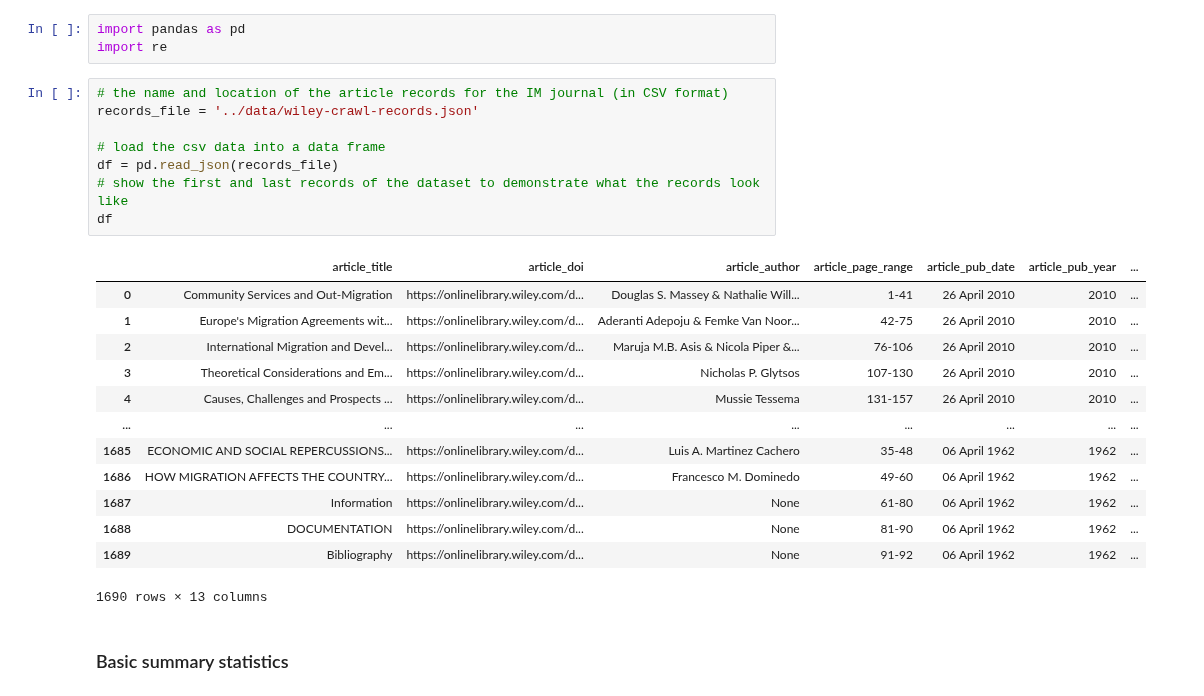
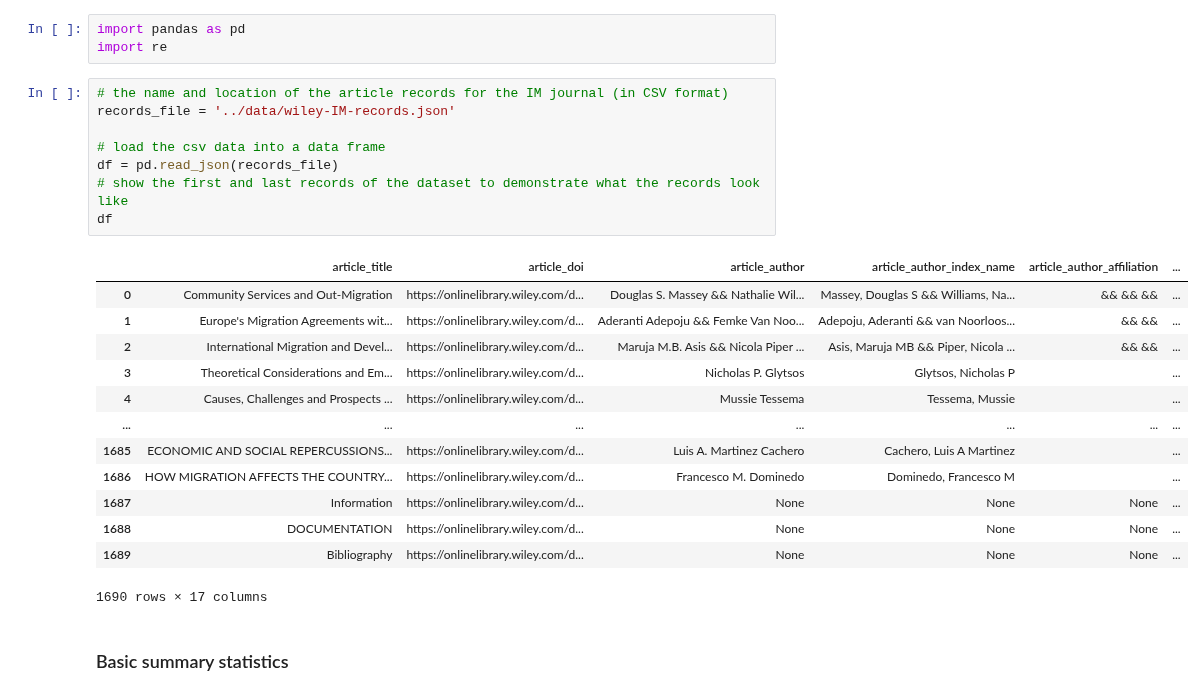
Before and after one commit to HoekR/migrant_discourse, a Jupyter notebook: notebooks/IM-title-analysis-marijn.ipynb, the cells around one changed output. Cells and saved outputs as stored; diff of their text form.

```diff
--- a/notebooks/IM-title-analysis-marijn.ipynb
+++ b/notebooks/IM-title-analysis-marijn.ipynb
@@ -20,26 +20,26 @@ import pandas as pd
 import re
 # %%
 # the name and location of the article records for the IM journal (in CSV format)
-records_file = '../data/wiley-crawl-records.json'
+records_file = '../data/wiley-IM-records.json'
 
 # load the csv data into a data frame
 df = pd.read_json(records_file)
 # show the first and last records of the dataset to demonstrate what the records look like
 df
 # %% [output]
-|  | article_title | article_doi | article_author | article_page_range | article_pub_date | article_pub_year | ... |
-| 0 | Community Services and Out-Migration | https://onlinelibrary.wiley.com/d... | Douglas S. Massey & Nathalie Will... | 1-41 | 26 April 2010 | 2010 | ... |
-| 1 | Europe's Migration Agreements wit... | https://onlinelibrary.wiley.com/d... | Aderanti Adepoju & Femke Van Noor... | 42-75 | 26 April 2010 | 2010 | ... |
-| 2 | International Migration and Devel... | https://onlinelibrary.wiley.com/d... | Maruja M.B. Asis & Nicola Piper &... | 76-106 | 26 April 2010 | 2010 | ... |
-| 3 | Theoretical Considerations and Em... | https://onlinelibrary.wiley.com/d... | Nicholas P. Glytsos | 107-130 | 26 April 2010 | 2010 | ... |
-| 4 | Causes, Challenges and Prospects ... | https://onlinelibrary.wiley.com/d... | Mussie Tessema | 131-157 | 26 April 2010 | 2010 | ... |
-| ... | ... | ... | ... | ... | ... | ... | ... |
-| 1685 | ECONOMIC AND SOCIAL REPERCUSSIONS... | https://onlinelibrary.wiley.com/d... | Luis A. Martinez Cachero | 35-48 | 06 April 1962 | 1962 | ... |
-| 1686 | HOW MIGRATION AFFECTS THE COUNTRY... | https://onlinelibrary.wiley.com/d... | Francesco M. Dominedo | 49-60 | 06 April 1962 | 1962 | ... |
-| 1687 | Information | https://onlinelibrary.wiley.com/d... | None | 61-80 | 06 April 1962 | 1962 | ... |
-| 1688 | DOCUMENTATION | https://onlinelibrary.wiley.com/d... | None | 81-90 | 06 April 1962 | 1962 | ... |
-| 1689 | Bibliography | https://onlinelibrary.wiley.com/d... | None | 91-92 | 06 April 1962 | 1962 | ... |
+|  | article_title | article_doi | article_author | article_author_index_name | article_author_affiliation | ... |
+| 0 | Community Services and Out-Migration | https://onlinelibrary.wiley.com/d... | Douglas S. Massey && Nathalie Wil... | Massey, Douglas S && Williams, Na... | && && && | ... |
+| 1 | Europe's Migration Agreements wit... | https://onlinelibrary.wiley.com/d... | Aderanti Adepoju && Femke Van Noo... | Adepoju, Aderanti && van Noorloos... | && && | ... |
+| 2 | International Migration and Devel... | https://onlinelibrary.wiley.com/d... | Maruja M.B. Asis && Nicola Piper ... | Asis, Maruja MB && Piper, Nicola ... | && && | ... |
+| 3 | Theoretical Considerations and Em... | https://onlinelibrary.wiley.com/d... | Nicholas P. Glytsos | Glytsos, Nicholas P |  | ... |
+| 4 | Causes, Challenges and Prospects ... | https://onlinelibrary.wiley.com/d... | Mussie Tessema | Tessema, Mussie |  | ... |
+| ... | ... | ... | ... | ... | ... | ... |
+| 1685 | ECONOMIC AND SOCIAL REPERCUSSIONS... | https://onlinelibrary.wiley.com/d... | Luis A. Martinez Cachero | Cachero, Luis A Martinez |  | ... |
+| 1686 | HOW MIGRATION AFFECTS THE COUNTRY... | https://onlinelibrary.wiley.com/d... | Francesco M. Dominedo | Dominedo, Francesco M |  | ... |
+| 1687 | Information | https://onlinelibrary.wiley.com/d... | None | None | None | ... |
+| 1688 | DOCUMENTATION | https://onlinelibrary.wiley.com/d... | None | None | None | ... |
+| 1689 | Bibliography | https://onlinelibrary.wiley.com/d... | None | None | None | ... |
-1690 rows × 13 columns
+1690 rows × 17 columns
 # %% [markdown]
 ### Basic summary statistics
 # %% [markdown]
```
Also changed, not shown: parts of 1 cell of this notebook, 11 other files.
